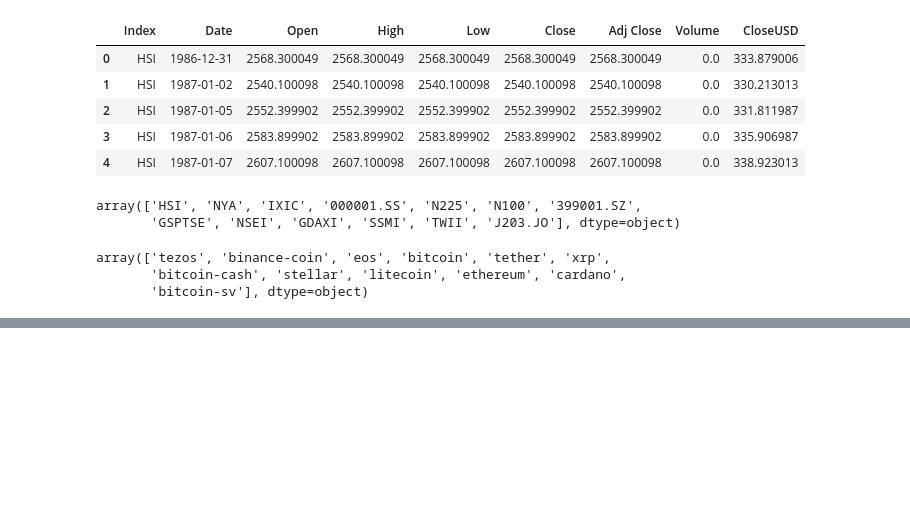
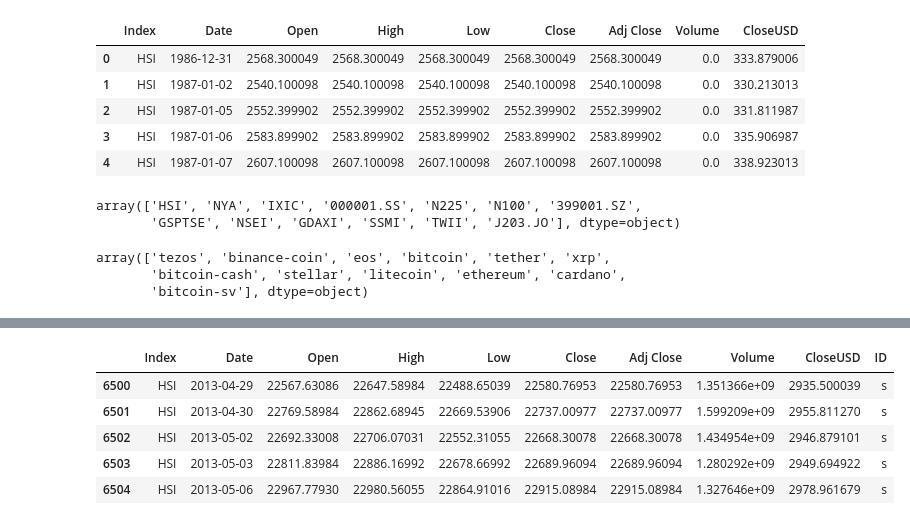
Before and after one commit to scaldwell545/project-2-local, a Jupyter notebook: sam_main.ipynb, the cells around one changed output, grey strips where cells are left out. Cells and saved outputs as stored; diff of their text form; code cells hidden in the pictures; blank space fills up the shorter version.

```diff
--- a/sam_main.ipynb
+++ b/sam_main.ipynb
@@ -40,3 +40,16 @@ crypto_df["Currency"].unique()
 array(['tezos', 'binance-coin', 'eos', 'bitcoin', 'tether', 'xrp',
        'bitcoin-cash', 'stellar', 'litecoin', 'ethereum', 'cardano',
        'bitcoin-sv'], dtype=object)
+# %%
+## Need to get dates in the same format on both dataframes
+## Will use built-in datetime functions
+
+import datetime
+for index, row in crypto_df.iterrows():
+    row["Date"] = row["Date"].replace(',', '')
+    new_date = datetime.datetime.strptime(row["Date"], '%b %d %Y')
+    row["Date"] = new_date
+
+
+## Also need to convert date from string to datetime.date object for comparison purposes
+stock_df["Date"] = pd.to_datetime(stock_df["Date"])
@@ -42,0 +125,9 @@ array(['tezos', 'binance-coin', 'eos', 'bitcoin', 'tether', 'xrp',
+# %%
+updated_stock_df.head()
+# %% [output]
+|  | Index | Date | Open | High | Low | Close | Adj Close | Volume | CloseUSD | ID |
+| 6500 | HSI | 2013-04-29 | 22567.63086 | 22647.58984 | 22488.65039 | 22580.76953 | 22580.76953 | 1.351366e+09 | 2935.500039 | s |
+| 6501 | HSI | 2013-04-30 | 22769.58984 | 22862.68945 | 22669.53906 | 22737.00977 | 22737.00977 | 1.599209e+09 | 2955.811270 | s |
+| 6502 | HSI | 2013-05-02 | 22692.33008 | 22706.07031 | 22552.31055 | 22668.30078 | 22668.30078 | 1.434954e+09 | 2946.879101 | s |
+| 6503 | HSI | 2013-05-03 | 22811.83984 | 22886.16992 | 22678.66992 | 22689.96094 | 22689.96094 | 1.280292e+09 | 2949.694922 | s |
+| 6504 | HSI | 2013-05-06 | 22967.77930 | 22980.56055 | 22864.91016 | 22915.08984 | 22915.08984 | 1.327646e+09 | 2978.961679 | s |
```
Also changed, not shown: parts of 8 cells of this notebook.
